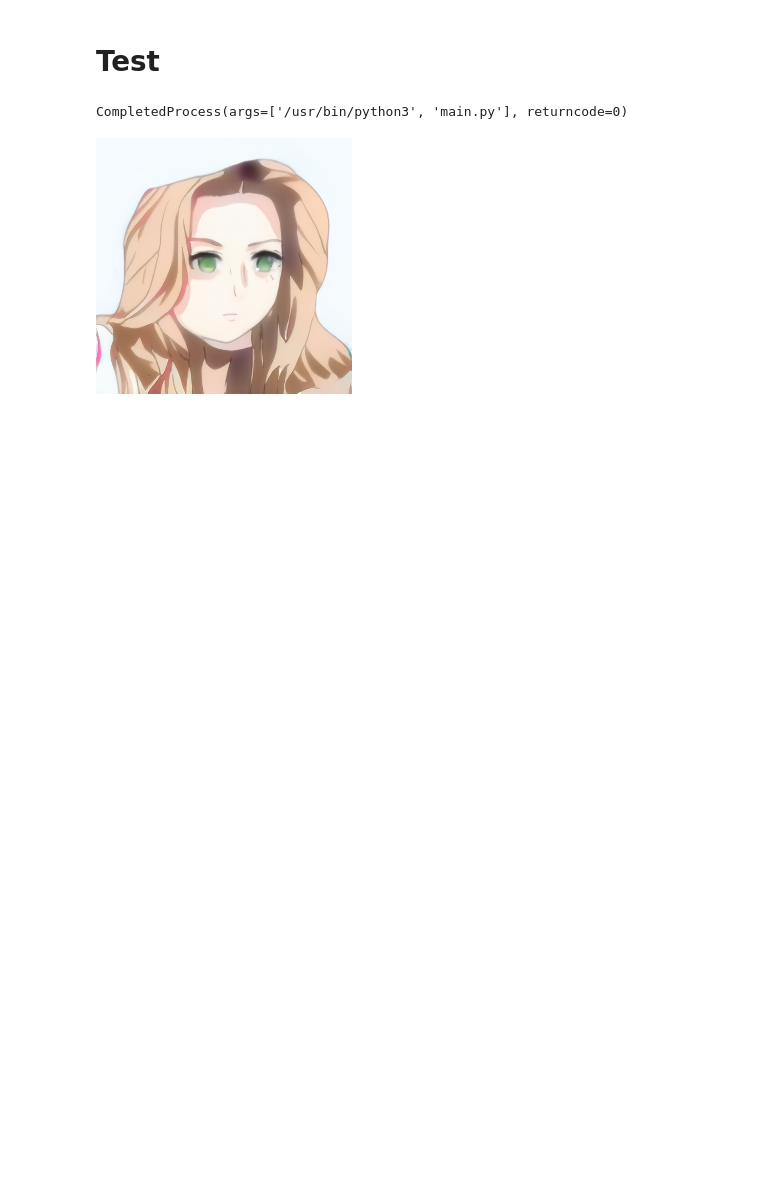
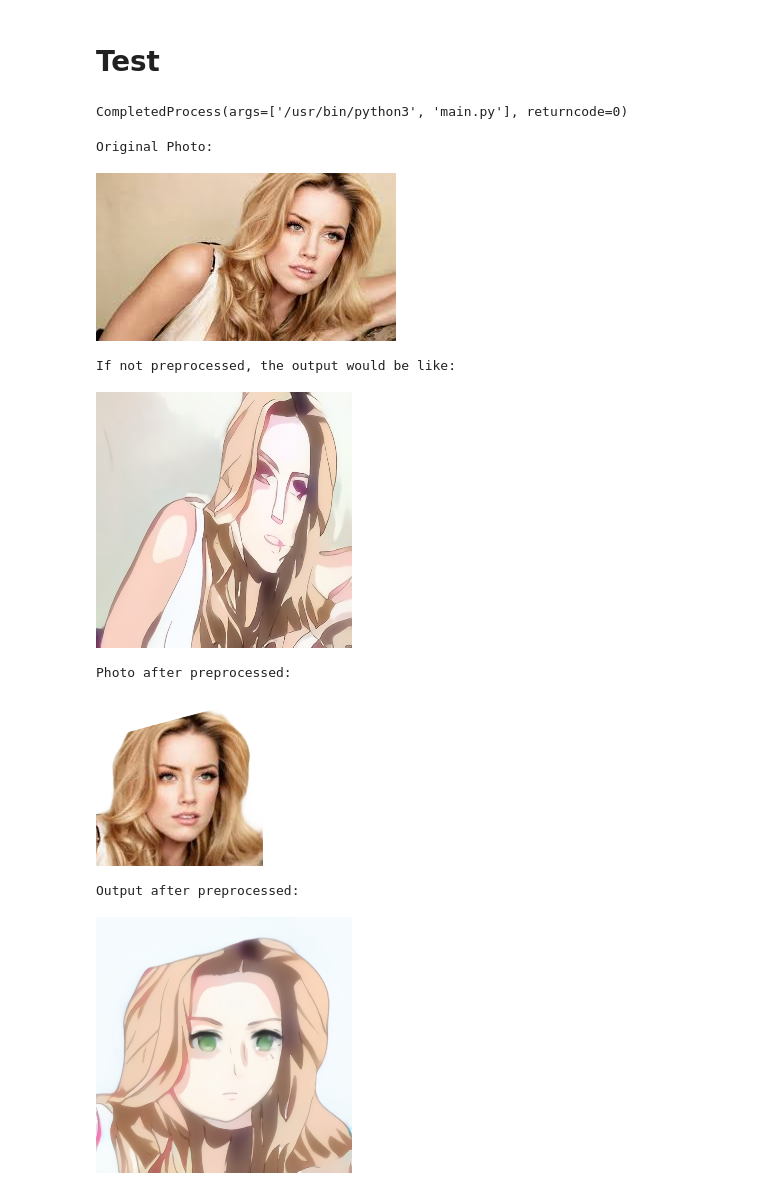
Before and after one commit to tongtz/photo2avatar, a Jupyter notebook: test.ipynb, the cells around one changed output. Saved outputs shown, nothing was run; the diff lists cells and outputs as text; code cells hidden in the pictures; blank space fills up the shorter version.

```diff
--- a/test.ipynb
+++ b/test.ipynb
@@ -162,9 +136,26 @@ import sys
 subprocess.run([f"{sys.executable}", "main.py"])
 # %% [output]
 CompletedProcess(args=['/usr/bin/python3', 'main.py'], returncode=0)
-# %%
-#img = Image(filename="./img/WechatIMG28.jpeg")
-output = Image(filename="./results/UGATIT_sample_lsgan_4resblock_6dis_1_1_10_10_1000_sn_smoothing/0000.png")
-display(output)
-# %% [output]
-[figure, removed]
+# %%
+img_original = Image(filename="./dataset/sample/testA/images1.jpeg")
+img_processed = Image(filename="./dataset/sample/testA/0000.png")
+output = Image(filename="./results/UGATIT_sample_lsgan_4resblock_6dis_1_1_10_10_1000_sn_smoothing/0000.png")
+output1 = Image(filename="./results/UGATIT_sample_lsgan_4resblock_6dis_1_1_10_10_1000_sn_smoothing/images1.jpeg")
+# %%
+print('Original Photo:')
+display(img_original)
+print('\nIf not preprocessed, the output would be like:')
+display(output1)
+print('\nPhoto after preprocessed:')
+display(img_processed)
+print('\nOutput after preprocessed:')
+display(output)
+# %% [output]
+Original Photo:
+[figure, added]
+If not preprocessed, the output would be like:
+[figure, added]
+Photo after preprocessed:
+[figure, added]
+Output after preprocessed:
+[figure, added]
```
Also changed, not shown: parts of 3 cells of this notebook.
